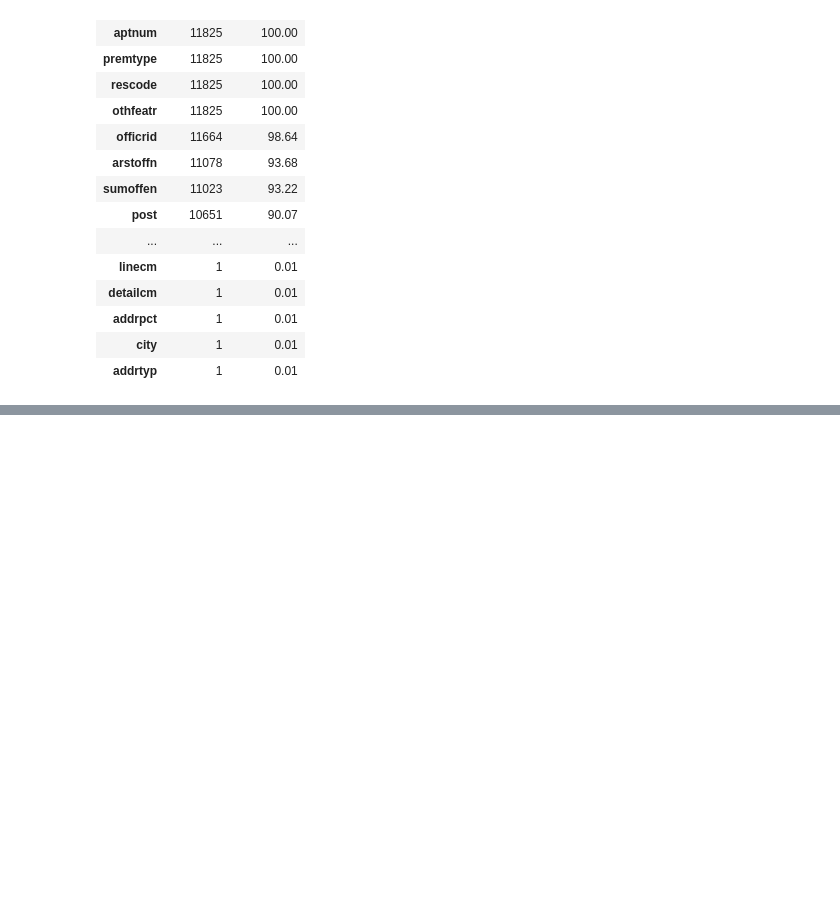
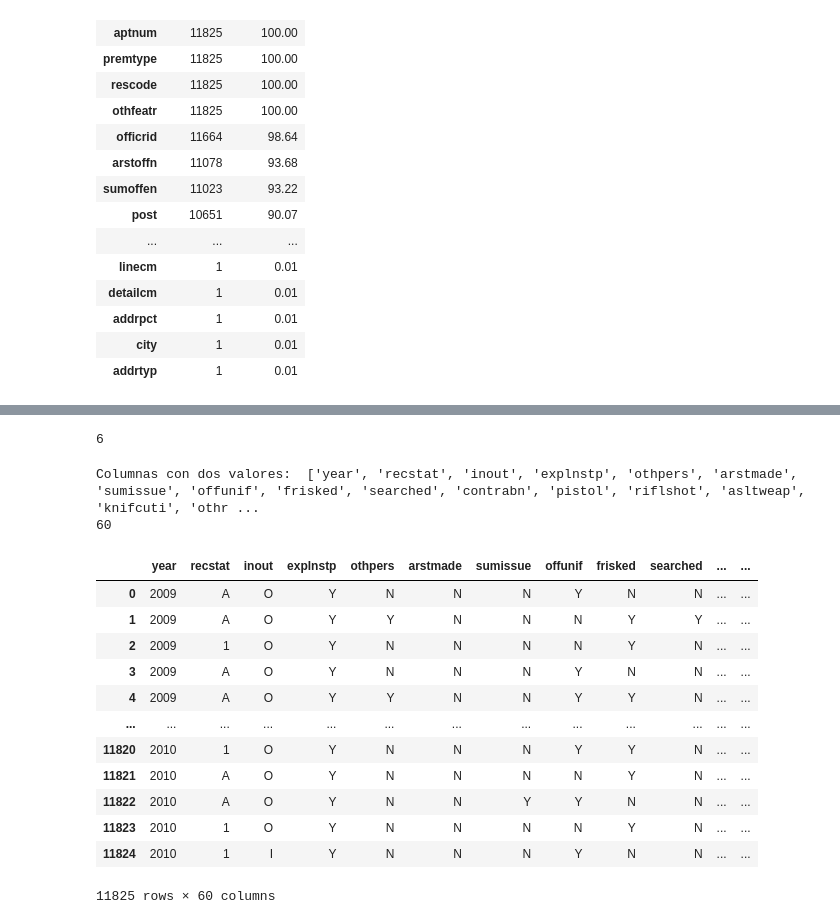
Before and after one commit to fidebravo/Modulo5, a Jupyter notebook: Modulo5_Sprint.ipynb, the cells around one changed output, grey strips where cells are left out. Saved outputs shown, nothing was run; the diff lists cells and outputs as text; code cells hidden in the pictures; blank space fills up the shorter version.

```diff
--- a/Modulo5_Sprint.ipynb
+++ b/Modulo5_Sprint.ipynb
@@ -174,3 +154,0 @@ dtype: int64
-# %%
-pd.set_option('display.max_rows', None)
-df_categorical.isnull().sum()
@@ -194,0 +176,35 @@ dtype: int64
+# %%
+len(df_procedimientos_policiales['city'].value_counts())
+# %% [output]
+6
+# %%
+columnas_2_valores = []
+
+for columna in df_procedimientos_policiales:
+    if len(df_procedimientos_policiales[columna].value_counts())  == 2:
+        columnas_2_valores.append(columna)
+
+
+
+print("Columnas con dos valores: ",columnas_2_valores)
+print(len(columnas_2_valores))
+# %% [output]
+Columnas con dos valores:  ['year', 'recstat', 'inout', 'explnstp', 'othpers', 'arstmade', 'sumissue', 'offunif', 'frisked', 'searched', 'contrabn', 'pistol', 'riflshot', 'asltweap', 'knifcuti', 'othr ...
+60
+# %%
+df_2_valores = df_procedimientos_policiales[columnas_2_valores]
+df_2_valores
+# %% [output]
+|  | year | recstat | inout | explnstp | othpers | arstmade | sumissue | offunif | frisked | searched | ... | ... |
+| 0 | 2009 | A | O | Y | N | N | N | Y | N | N | ... | ... |
+| 1 | 2009 | A | O | Y | Y | N | N | N | Y | Y | ... | ... |
+| 2 | 2009 | 1 | O | Y | N | N | N | N | Y | N | ... | ... |
+| 3 | 2009 | A | O | Y | N | N | N | Y | N | N | ... | ... |
+| 4 | 2009 | A | O | Y | Y | N | N | Y | Y | N | ... | ... |
+| ... | ... | ... | ... | ... | ... | ... | ... | ... | ... | ... | ... | ... |
+| 11820 | 2010 | 1 | O | Y | N | N | N | Y | Y | N | ... | ... |
+| 11821 | 2010 | A | O | Y | N | N | N | N | Y | N | ... | ... |
+| 11822 | 2010 | A | O | Y | N | N | Y | Y | N | N | ... | ... |
+| 11823 | 2010 | 1 | O | Y | N | N | N | N | Y | N | ... | ... |
+| 11824 | 2010 | 1 | I | Y | N | N | N | Y | N | N | ... | ... |
+11825 rows × 60 columns
```
Also changed, not shown: parts of 27 cells of this notebook.
